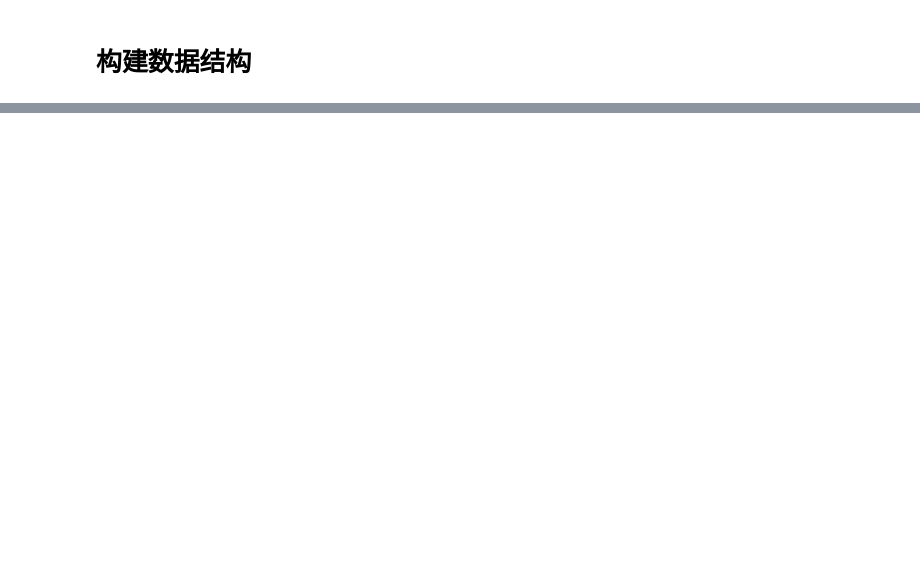
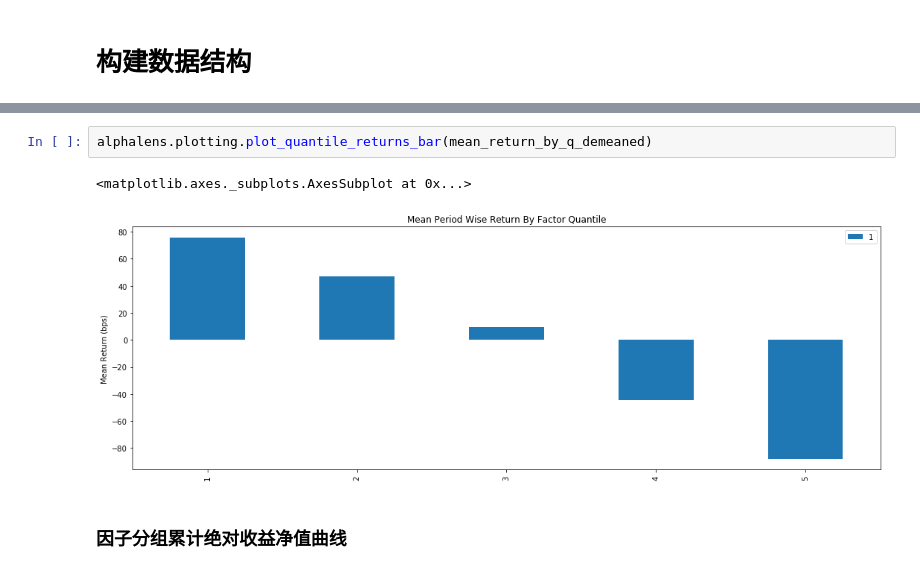
Before and after one commit to rafs/MultiFactor, a Jupyter notebook: src/factors/SmartQ.ipynb, the cells around one changed output, grey strips where cells are left out. Saved outputs shown, nothing was run; the diff lists cells and outputs as text; blank space fills up the shorter version.

```diff
--- a/src/factors/SmartQ.ipynb
+++ b/src/factors/SmartQ.ipynb
@@ -143,0 +314,7 @@ factor_data = pd.DataFrame()
+# %%
+alphalens.plotting.plot_quantile_returns_bar(mean_return_by_q_demeaned)
+# %% [output]
+<matplotlib.axes._subplots.AxesSubplot at 0x...>
+[figure, added]
+# %% [markdown]
+### 因子分组累计绝对收益净值曲线
```
Also changed, not shown: parts of 45 cells of this notebook, 5 other files.
